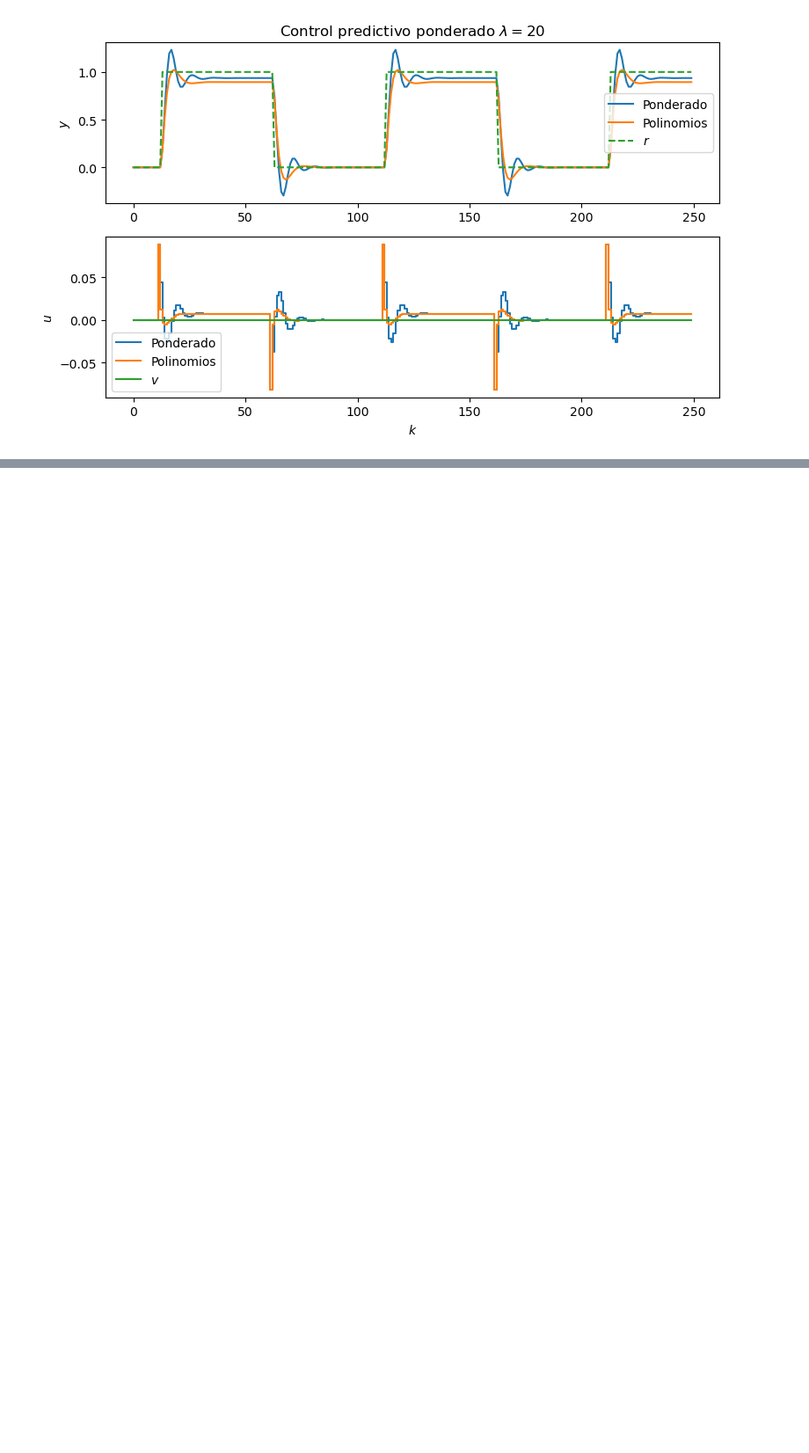
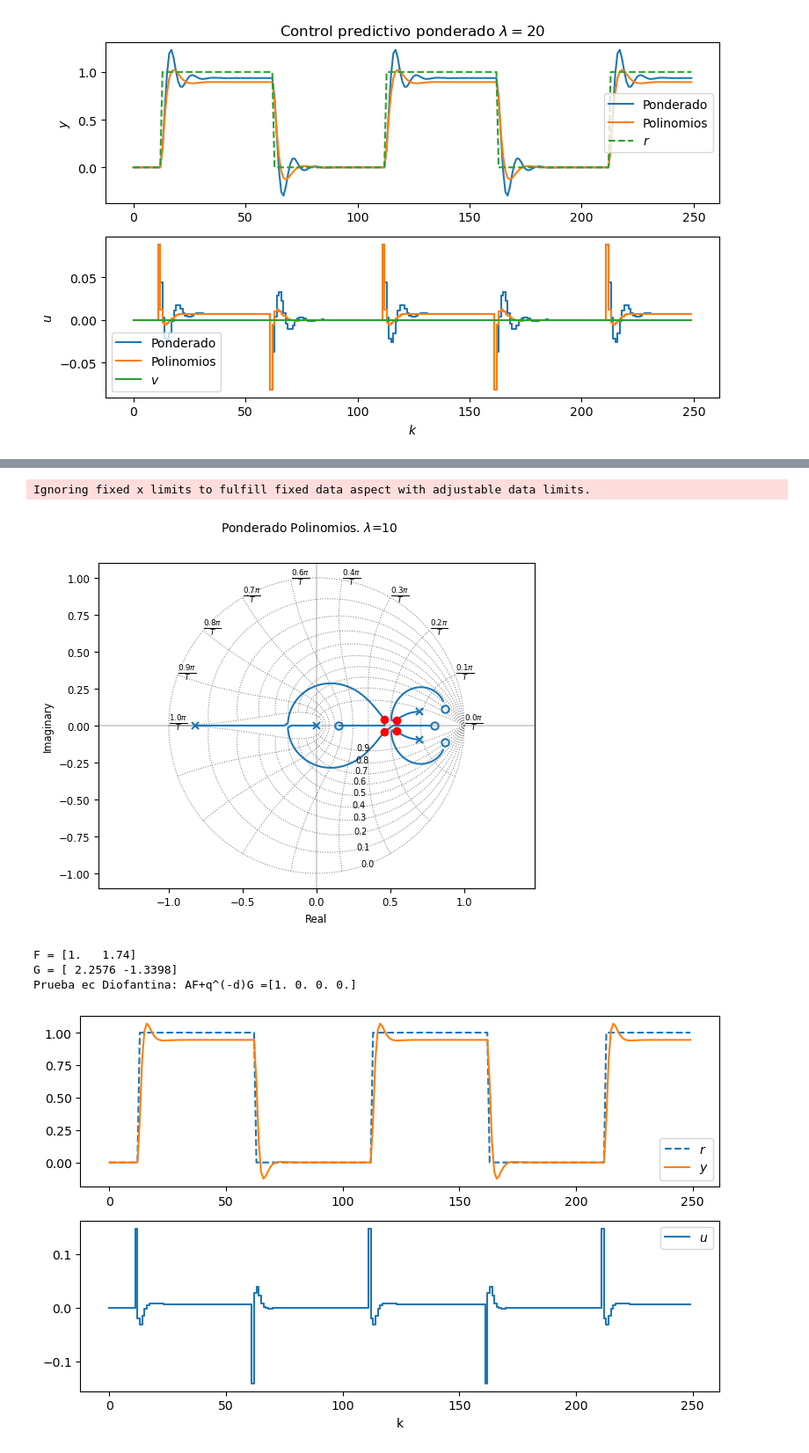
Before and after one commit to pgonfiuba/ica, a Jupyter notebook: 9. Predictivos/control_predictivo_ponderado.ipynb, the cells around one changed output, grey strips where cells are left out. Shown at 88% size. Cells and saved outputs as stored; diff of their text form; code cells hidden in the pictures; blank space fills up the shorter version.

Commit message:
actualizacion predictivos

```diff
--- a/9. Predictivos/control_predictivo_ponderado.ipynb
+++ b/9. Predictivos/control_predictivo_ponderado.ipynb
@@ -465,0 +492,13 @@ Prueba ec Diofantina: AF+q^(-d)G =[1. 0. 0. 0.]
+# %%
+# Reajustamos lambda_ para que los polos estén lo más cerca posible del eje real!
+lambda_ = 10
+
+rlocus_lambda(np.polymul(A,R),np.polymul(Bp,P)*Bp[0],lambda_extr=(0,200),N_lambdas=20000,lambda_show=lambda_,title='Ponderado Polinomios')
+yp,up = simularControlPredictivoPonderadoPolinomios(A,Bp,d,r,v=v,R=R,P=P,lambda_=lambda_)
+# %% [output]
+Ignoring fixed x limits to fulfill fixed data aspect with adjustable data limits.
+[figure, added]
+F = [1.   1.74]
+G = [ 2.2576 -1.3398]
+Prueba ec Diofantina: AF+q^(-d)G =[1. 0. 0. 0.]
+[figure, added]
```
Also changed, not shown: parts of 3 cells of this notebook, 1 other file.
